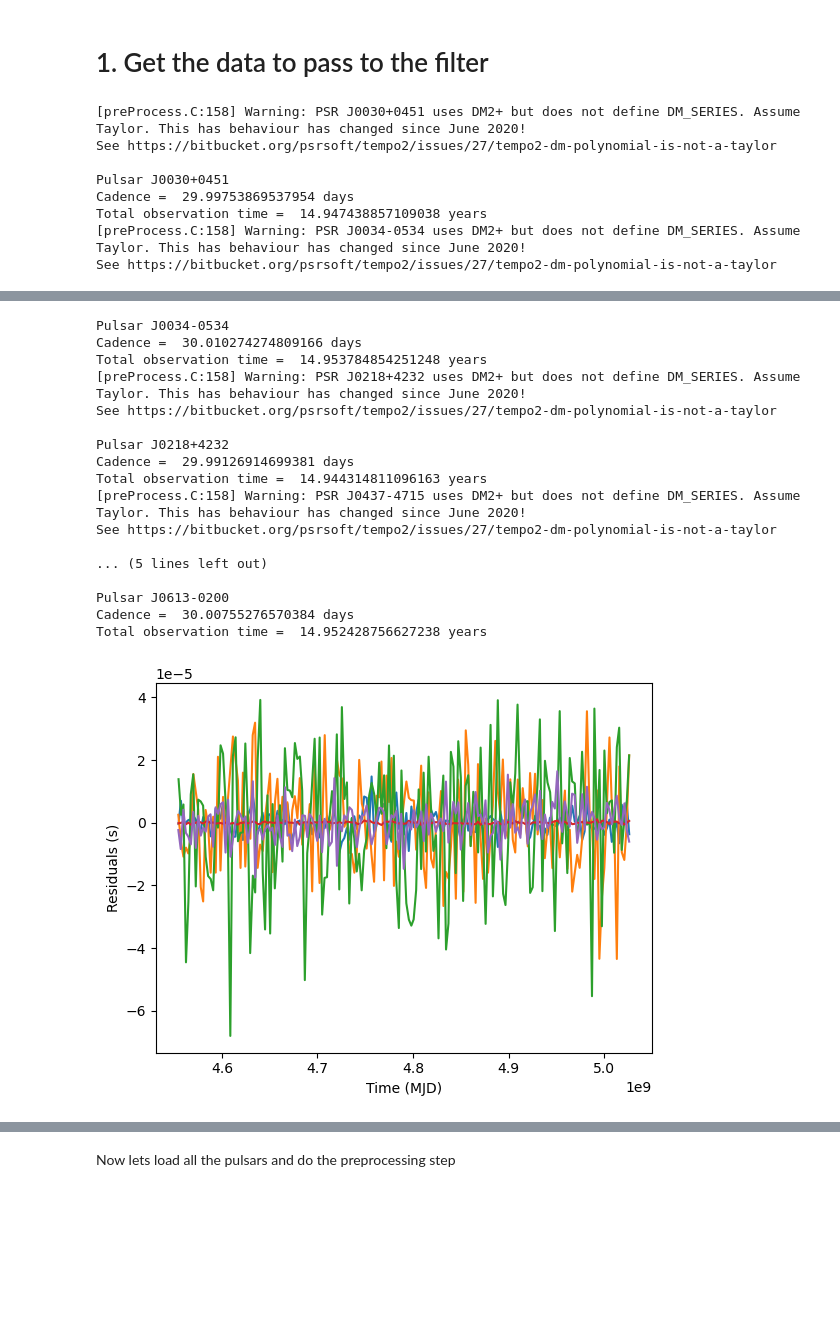
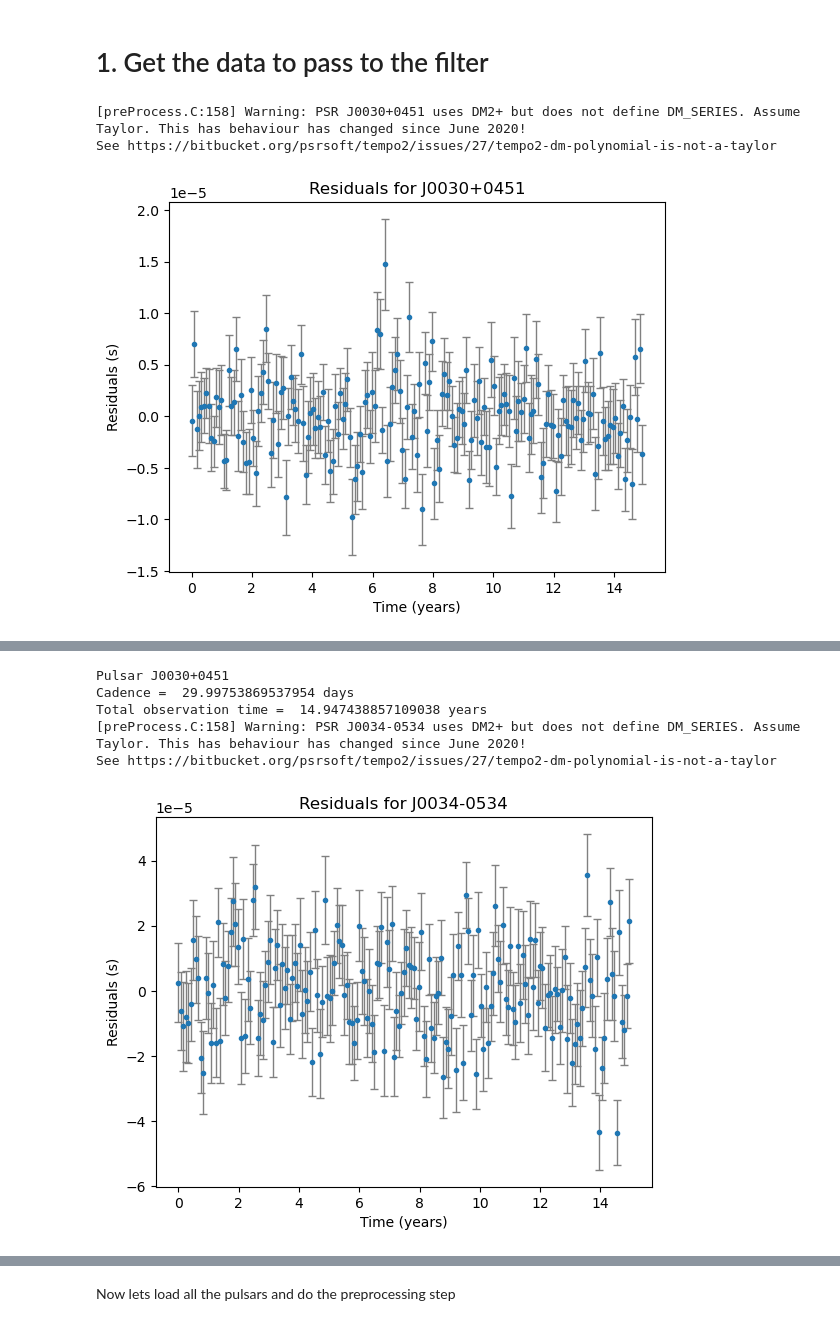
Before and after one commit to tomkimpson/Argus, a Jupyter notebook: notebooks/02e.loading_mock_data_with_argus.ipynb, the cells around one changed output, grey strips where cells are left out. Drawn from its saved outputs; the diff is of its cells as text; code cells hidden in the pictures; blank space fills up the shorter version.

Commit message:
cleaned notebooks with injected values

```diff
--- a/notebooks/02e.loading_mock_data_with_argus.ipynb
+++ b/notebooks/02e.loading_mock_data_with_argus.ipynb
@@ -18,38 +18,47 @@ import matplotlib.pyplot as plt
 # %%
 import numpy as np
 directory ="../data/IPTA_MockDataChallenge2/dataset_1b/" # https://github.com/ipta/mdc2/tree/master
 
 # Get all .par and .tim files in the directory
 par_files = sorted(glob.glob(directory + "*.par"))
 tim_files = sorted(glob.glob(directory + "*.tim"))
 
 assert len(par_files) == len(tim_files), "Mismatch between .par and .tim file counts."
 
 
 #Load a couple of pulsars and plot the residuals to check everything looks reasonable one pulsar and check everything looks reasonable
 
 for i in range(5):
     psr = LoadWidebandPulsarData.read_par_tim(par_files[i], tim_files[i])
-    plt.plot(psr.toas, psr.residuals)
-    plt.xlabel("Time (MJD)")
+    plt.figure()
+
+    x = (psr.toas-psr.toas[0]) / (24*3600*365.25)
+    plt.errorbar(
+        x,          # X-values
+        psr.residuals,     # Y-values
+        yerr=psr.toaerrs,  # Size of the vertical error bars for each point
+        fmt='.',           # Format: plot points ('.') without connecting lines.
+        linestyle='none',  # Explicitly prevent lines connecting points.
+        ecolor='gray',     # Optional: Set error bar color (e.g., gray is common)
+        elinewidth=1,      # Optional: Set error bar line thickness
+        capsize=3          # Optional: Adds caps to the error bars for clarity
+    )
+
+    plt.xlabel("Time (years)")
     plt.ylabel("Residuals (s)")
+    plt.title(f"Residuals for {psr.name}")
+    plt.show()
 
     dts = np.diff(psr.toas)
     max_dt = np.max(dts)
     min_dt = np.min(dts)
     mean_dt = np.mean(dts)
     Tobs = np.max(psr.toas) - np.min(psr.toas)
     print(f"Pulsar {psr.name}")
     print("Cadence = ",mean_dt/86400,"days")
     print("Total observation time = ",Tobs/(86400*365.25),"years")
-   #plt.title(f"Residuals for {psr.name}")
 # %% [output]
 [preProcess.C:158] Warning: PSR J0030+0451 uses DM2+ but does not define DM_SERIES. Assume Taylor. This has behaviour has changed since June 2020!
 See https://bitbucket.org/psrsoft/tempo2/issues/27/tempo2-dm-polynomial-is-not-a-taylor
-
-Pulsar J0030+0451
-Cadence =  29.99753869537954 days
-Total observation time =  14.947438857109038 years
-[preProcess.C:158] Warning: PSR J0034-0534 uses DM2+ but does not define DM_SERIES. Assume Taylor. This has behaviour has changed since June 2020!
-See https://bitbucket.org/psrsoft/tempo2/issues/27/tempo2-dm-polynomial-is-not-a-taylor
+[figure, new version]
 WARNING: Could not find pulsar distance for PSR J0034-0534. Setting value to 1 with 20% uncertainty.
@@ -57,18 +65,6 @@ WARNING: Could not find pulsar distance for PSR J0218+4232. Setting value to 1 w
-Pulsar J0034-0534
-Cadence =  30.010274274809166 days
-Total observation time =  14.953784854251248 years
-[preProcess.C:158] Warning: PSR J0218+4232 uses DM2+ but does not define DM_SERIES. Assume Taylor. This has behaviour has changed since June 2020!
+Pulsar J0030+0451
+Cadence =  29.99753869537954 days
+Total observation time =  14.947438857109038 years
+[preProcess.C:158] Warning: PSR J0034-0534 uses DM2+ but does not define DM_SERIES. Assume Taylor. This has behaviour has changed since June 2020!
 See https://bitbucket.org/psrsoft/tempo2/issues/27/tempo2-dm-polynomial-is-not-a-taylor
-
-Pulsar J0218+4232
-Cadence =  29.99126914699381 days
-Total observation time =  14.944314811096163 years
-[preProcess.C:158] Warning: PSR J0437-4715 uses DM2+ but does not define DM_SERIES. Assume Taylor. This has behaviour has changed since June 2020!
-See https://bitbucket.org/psrsoft/tempo2/issues/27/tempo2-dm-polynomial-is-not-a-taylor
-
-... (5 lines left out)
-
-Pulsar J0613-0200
-Cadence =  30.00755276570384 days
-Total observation time =  14.952428756627238 years
-[figure, old version]
+[figure, added]
```
Also changed, not shown: parts of 41 cells of this notebook, 5 other files.
